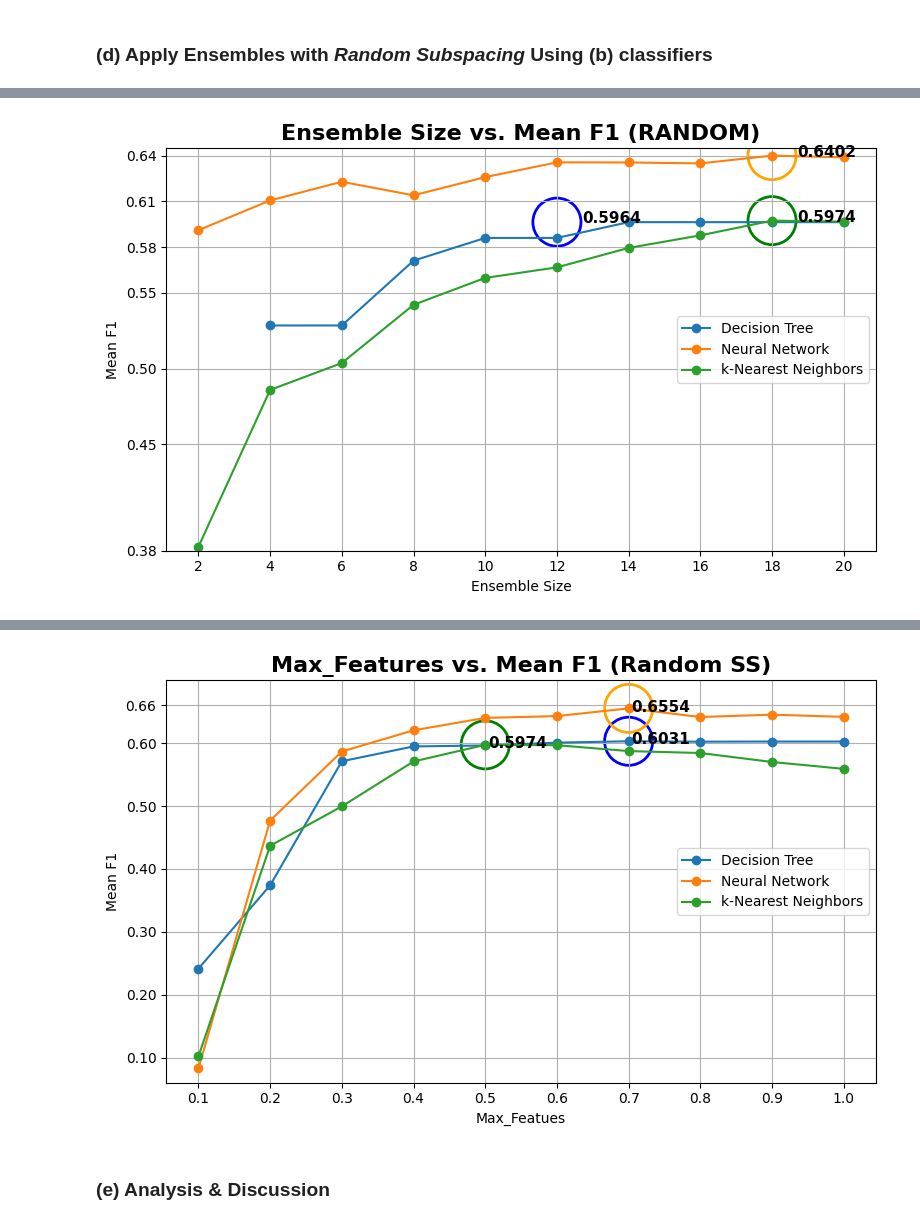
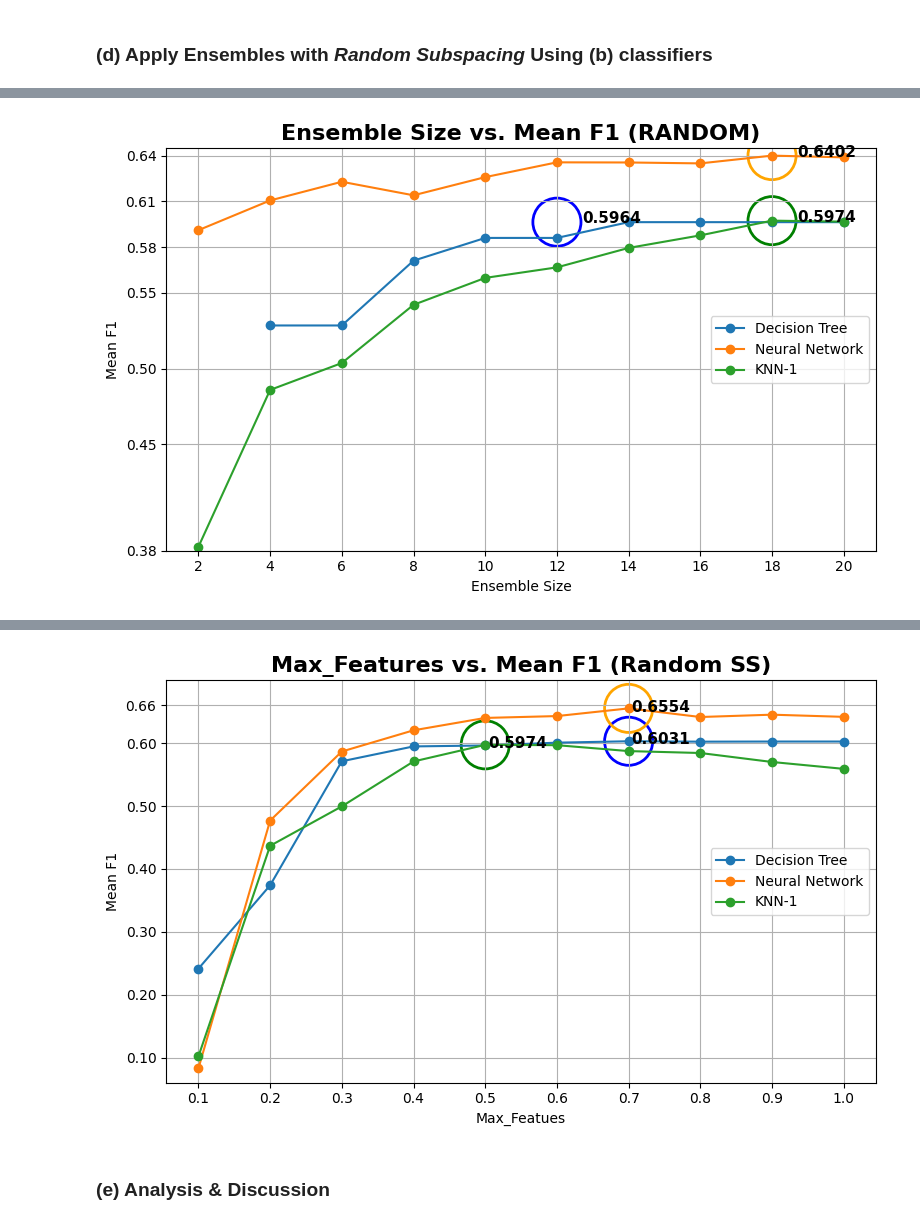
Before and after one commit to dandex200/COMP47490_Machine_Learning, a Jupyter notebook: Assignment_2/ML_A2.ipynb, the cells around one changed output, grey strips where cells are left out. Cells and saved outputs as stored; diff of their text form; code cells hidden in the pictures.

```diff
--- a/Assignment_2/ML_A2.ipynb
+++ b/Assignment_2/ML_A2.ipynb
@@ -901,40 +901,40 @@ for result in KNN_random_results_list:
 {'ensemble_size': 20, 'mean_f1': 0.5967063476048101}
 # %%
 # Plot Random Ensemble Sizes
-dtc_ensemble_sizes = [result['ensemble_size'] for result in dtc_random_results_list]
-dtc_mean_f1 = [result['mean_f1'] for result in dtc_random_results_list]
-nn_ensemble_sizes = [result['ensemble_size'] for result in NN_random_results_list]
-nn_mean_f1 = [result['mean_f1'] for result in NN_random_results_list]
-knn_ensemble_sizes = [result['ensemble_size'] for result in KNN_random_results_list]
-knn_mean_f1 = [result['mean_f1'] for result in KNN_random_results_list]
+dtc_random_ensemble_sizes = [result['ensemble_size'] for result in dtc_random_results_list]
+dtc_mean_f1_random = [result['mean_f1'] for result in dtc_random_results_list]
+nn_random_ensemble_sizes = [result['ensemble_size'] for result in NN_random_results_list]
+nn_mean_f1_random = [result['mean_f1'] for result in NN_random_results_list]
+knn_random_ensemble_sizes = [result['ensemble_size'] for result in KNN_random_results_list]
+knn_mean_f1_random = [result['mean_f1'] for result in KNN_random_results_list]
 
 fig, ax = plt.subplots(figsize=(8, 5))
-ax.plot(dtc_ensemble_sizes, dtc_mean_f1, label='Decision Tree', marker='o')
-ax.plot(nn_ensemble_sizes, nn_mean_f1, label='Neural Network', marker='o')
-ax.plot(knn_ensemble_sizes, knn_mean_f1, label='k-Nearest Neighbors', marker='o')
+ax.plot(dtc_random_ensemble_sizes, dtc_mean_f1_random, label='Decision Tree', marker='o')
+ax.plot(nn_random_ensemble_sizes, nn_mean_f1_random, label='Neural Network', marker='o')
+ax.plot(knn_random_ensemble_sizes, knn_mean_f1_random, label='KNN-1', marker='o')
 ax.set_xlabel('Ensemble Size')
 ax.set_ylabel('Mean F1')
 ax.set_title('Ensemble Size vs. Mean F1 (RANDOM)', fontweight='bold', fontsize=16)
 ax.set_xticks(ensemble_size_list)
 yticks = [0.38, 0.45, 0.50, 0.55, 0.58, 0.61, 0.64]
 ax.set_yticks(yticks)
 ax.set_yticklabels([str(tick) for tick in yticks])
 ax.set_ylim(bottom=0.38, top=0.645)
 dtc_best_point = (12, 0.5963827656823135)
 nn_best_point = (18, 0.6402049982786732)
 knn_best_point = (18, 0.5973813715620981)
 plt.scatter(*dtc_best_point, s=1200, facecolors='none', edgecolors='blue', linewidths=2,)
 plt.scatter(*nn_best_point, s=1200, facecolors='none', edgecolors='orange', linewidths=2,)
 plt.scatter(*knn_best_point, s=1200, facecolors='none', edgecolors='green', linewidths=2)
 for point in [dtc_best_point, nn_best_point, knn_best_point]:
     plt.text(point[0] + 0.7, point[1] + 0.0022, f'{point[1]:.4f}', fontsize=11, color='black', ha='left', va='center', fontweight='bold')
 ax.yaxis.set_major_formatter(ScalarFormatter())
 ax.legend(loc='center right')
 ax.grid(True)
 plt.tight_layout()
 plt.show()
 # %% [output]
-[figure, old version]
+[figure, new version]
 # %%
 # Best Ensemble Size Max_Features DTC
 max_features_list = [0.1, 0.2, 0.3, 0.4, 0.5, 0.6, 0.7, 0.8, 0.9, 1.0]
@@ -1074,15 +1074,15 @@ Best Max Features for KNN: 0.5
 fig, ax = plt.subplots(figsize=(8, 5))
 
 dtc_max_features = [result['max_features'] for result in dtc_random_features_results_list]
-dtc_mean_f1 = [result['mean_f1'] for result in dtc_random_features_results_list]
+dtc_mean_f1_features = [result['mean_f1'] for result in dtc_random_features_results_list]
 nn_max_features = [result['max_features'] for result in NN_random_features_results_list]
-nn_mean_f1 = [result['mean_f1'] for result in NN_random_features_results_list]
+nn_mean_f1_features = [result['mean_f1'] for result in NN_random_features_results_list]
 knn_max_features = [result['max_features'] for result in KNN_random_feature_results_list]
-knn_mean_f1 = [result['mean_f1'] for result in KNN_random_feature_results_list]
+knn_mean_f1_features = [result['mean_f1'] for result in KNN_random_feature_results_list]
 
-ax.plot(dtc_max_features, dtc_mean_f1, label='Decision Tree', marker='o')
-ax.plot(nn_max_features, nn_mean_f1, label='Neural Network', marker='o')
-ax.plot(knn_max_features, knn_mean_f1, label='k-Nearest Neighbors', marker='o')
+ax.plot(dtc_max_features, dtc_mean_f1_features, label='Decision Tree', marker='o')
+ax.plot(nn_max_features, nn_mean_f1_features, label='Neural Network', marker='o')
+ax.plot(knn_max_features, knn_mean_f1_features, label='KNN-1', marker='o')
 
 ax.set_xlabel('Max_Featues')
 ax.set_ylabel('Mean F1')
@@ -1106,7 +1106,7 @@ ax.grid(True)
 plt.tight_layout()
 plt.show()
 # %% [output]
-[figure, old version]
+[figure, new version]
 # %% [markdown]
 ### (e) Analysis & Discussion
 # %% [markdown]
```
Also changed, not shown: parts of 10 cells of this notebook.
